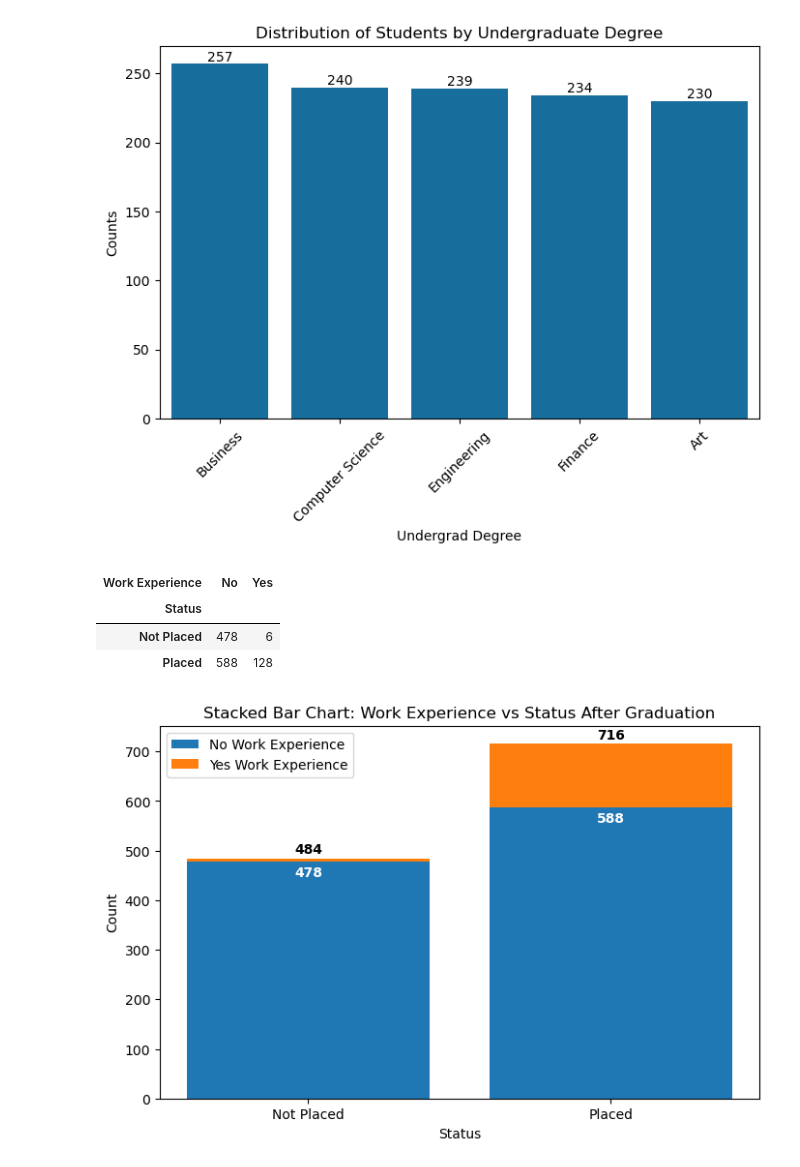
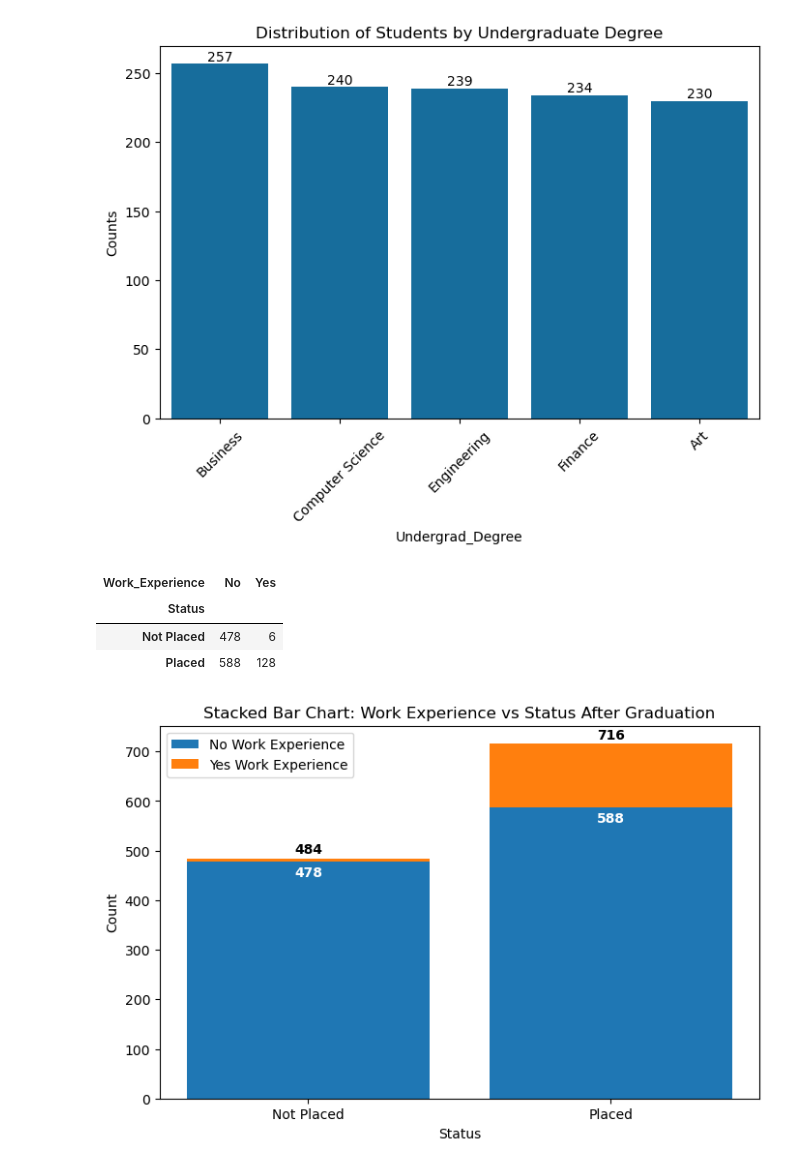
Before and after one commit to junclemente/ads505-FinalProject, a Jupyter notebook: eda/univariate_analaysis.ipynb, the cells around one changed output. Saved outputs shown, nothing was run; the diff lists cells and outputs as text; code cells hidden in the pictures.

```diff
--- a/eda/univariate_analaysis.ipynb
+++ b/eda/univariate_analaysis.ipynb
@@ -112,10 +112,10 @@ plt.show()
 # %% [output]
 [figure]
 # %%
-crosstab = pd.crosstab(df["Status"], df["Work Experience"])
+crosstab = pd.crosstab(df["Status"], df["Work_Experience"])
 display(crosstab)
 # %% [output]
-| Work Experience | No | Yes |
+| Work_Experience | No | Yes |
 | Status |  |  |
 | Not Placed | 478 | 6 |
 | Placed | 588 | 128 |
```
Also changed, not shown: parts of 6 cells of this notebook.
